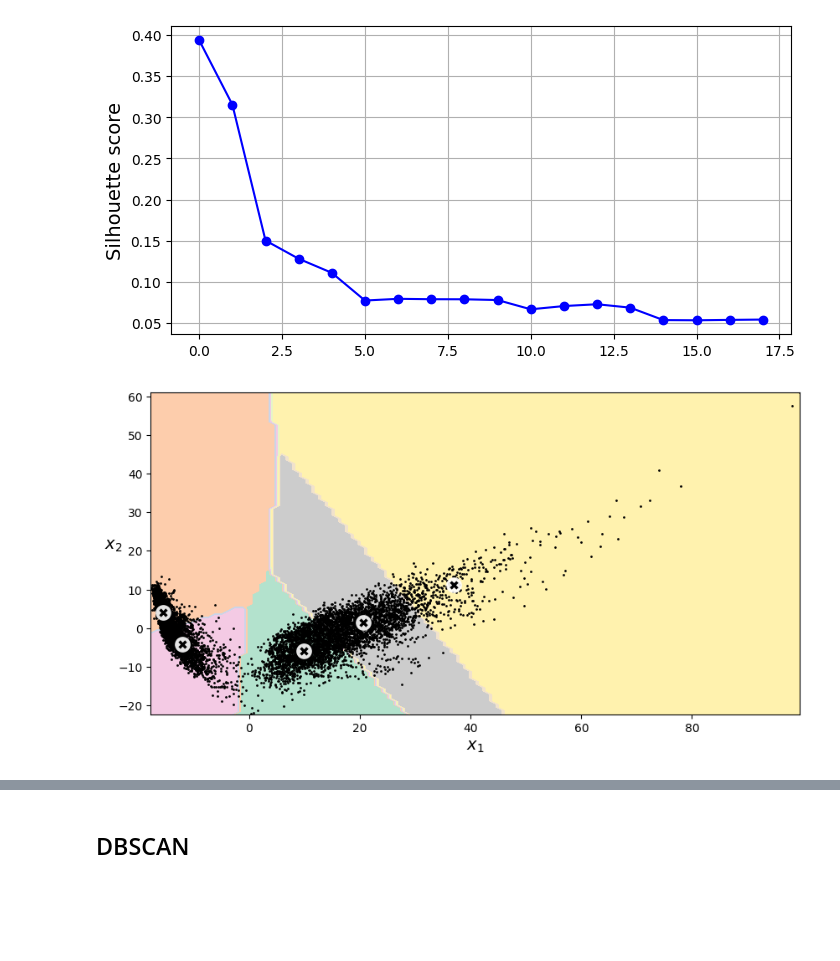
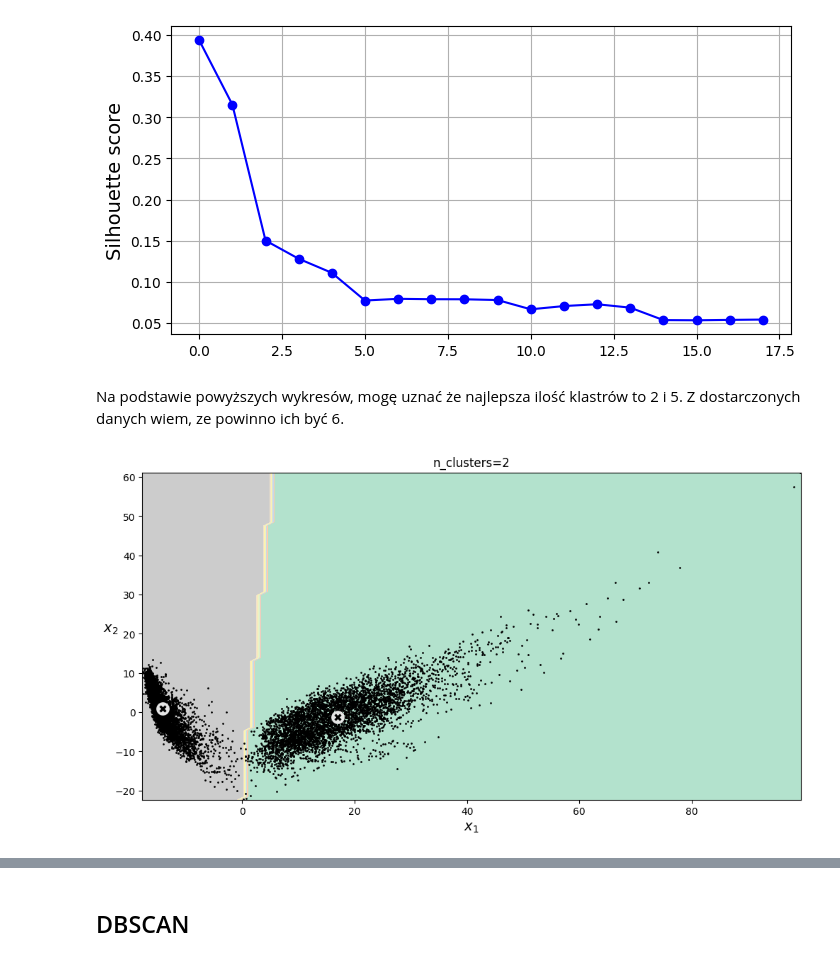
Before and after one commit to Margolka/Module_16_ch4, a Jupyter notebook: ex01.ipynb, the cells around one changed output, grey strips where cells are left out. Cells and saved outputs as stored; diff of their text form; code cells hidden in the pictures; blank space fills up the shorter version.

```diff
--- a/ex01.ipynb
+++ b/ex01.ipynb
@@ -180,3 +172,5 @@ y_pred=km.fit_predict(X_full_standardized_PCA)
+# %% [markdown]
+Na podstawie powyższych wykresów, mogę uznać że najlepsza ilość klastrów to 2 i 5. Z dostarczonych danych wiem, ze powinno ich być 6.
 # %%
 def plot_data(X):
     plt.plot(X[:, 0], X[:, 1], 'k.', markersize=2)
@@ -204,15 +198,18 @@ def plot_decision_boundaries(klasyfikator, X):
     plt.contourf(Z, extent=(mins[0], maxs[0], mins[1], maxs[1]),
                 cmap="Pastel2")
 
-    # rysowanie danych
-    plt.plot(X[:, 0], X[:, 1], 'k.', markersize=2)
     # centra klastrów można wyciągnąc za pomocą zmiennej cluster_centers_
     plot_centroids(klasyfikator.cluster_centers_)
     plt.xlabel("$x_1$", fontsize=14)
     plt.ylabel("$x_2$", fontsize=14, rotation=0)
-# %%
-plt.figure(figsize=(10, 5))
-plot_decision_boundaries(km, X_full_standardized_PCA.values)
-plt.show()
-# %% [output]
-[figure, removed]
+# %%
+km_2 = KMeans(init="random", n_clusters=2)
+y_pred=km_2.fit_predict(X_full_standardized_PCA)
+plt.figure(figsize=(12, 6))
+
+plot_decision_boundaries(km_2, X_full_standardized_PCA.values)
+plt.plot(X_full_standardized_PCA.values[:, 0], X_full_standardized_PCA.values[:, 1], 'k.', markersize=2)
+plt.title('n_clusters=2')
+plt.show()
+# %% [output]
+[figure, added]
```
Also changed, not shown: parts of 27 cells of this notebook.
